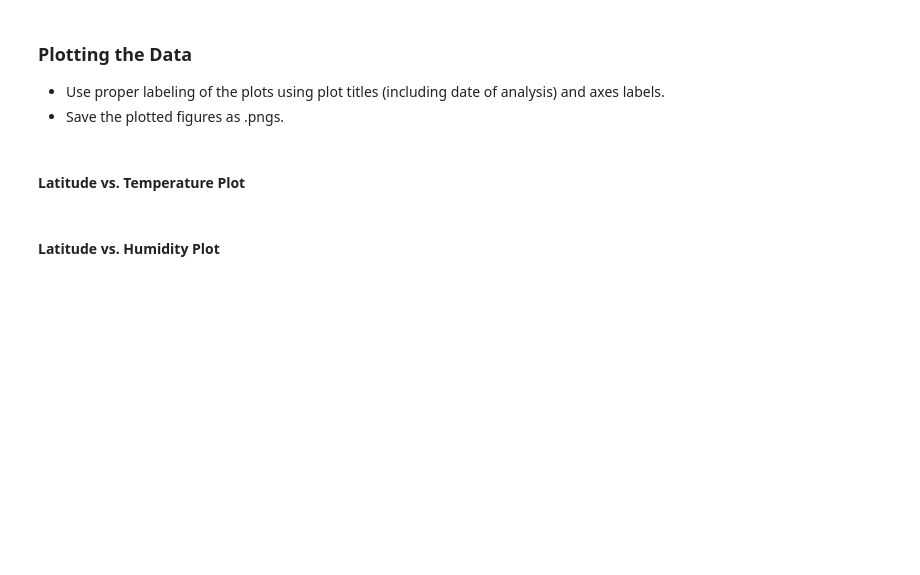
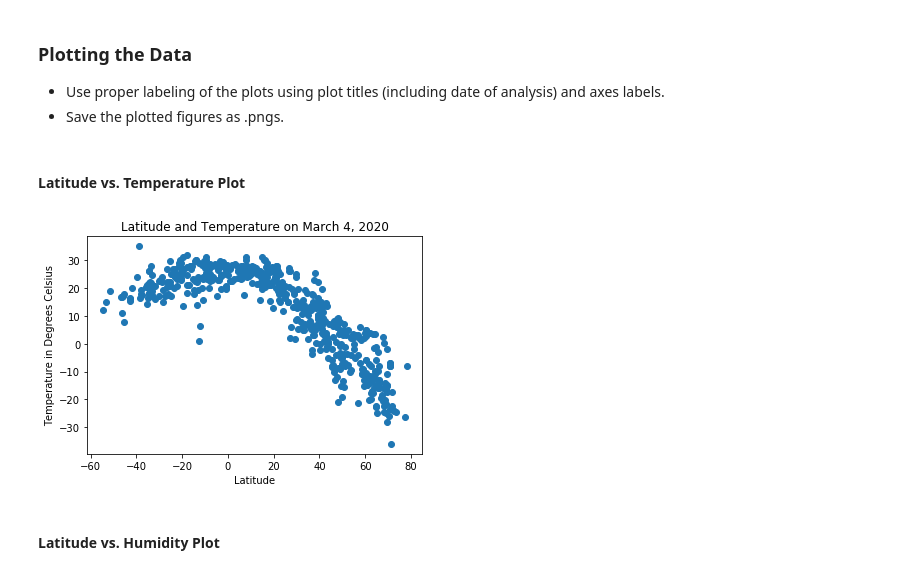
Before and after one commit to cjsheffler/api-homework, a Jupyter notebook: WeatherPy/WeatherPy.ipynb, the cells around one changed output. Drawn from its saved outputs; the diff is of its cells as text; code cells hidden in the pictures; blank space fills up the shorter version.

```diff
--- a/WeatherPy/WeatherPy.ipynb
+++ b/WeatherPy/WeatherPy.ipynb
@@ -139,5 +139,13 @@ display(cities)
 * Save the plotted figures as .pngs.
 # %% [markdown]
 #### Latitude vs. Temperature Plot
+# %%
+plt.scatter(cities.Lat, cities.Temp)
+plt.title("Latitude and Temperature on March 4, 2020")
+plt.xlabel("Latitude")
+plt.ylabel("Temperature in Degrees Celsius")
+plt.show()
+# %% [output]
+[figure, added]
 # %% [markdown]
 #### Latitude vs. Humidity Plot
```
Also changed, not shown: parts of 16 cells of this notebook, 1 other file.
